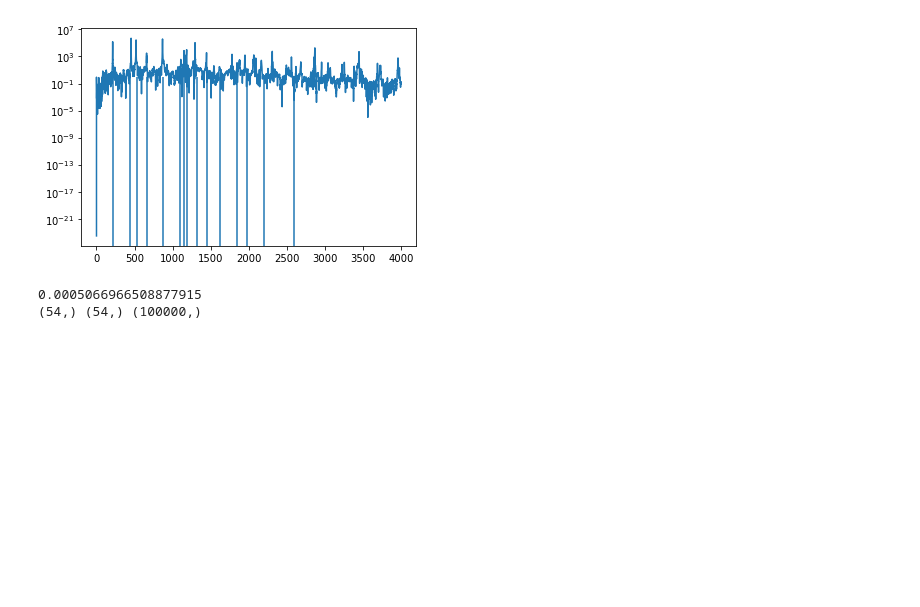
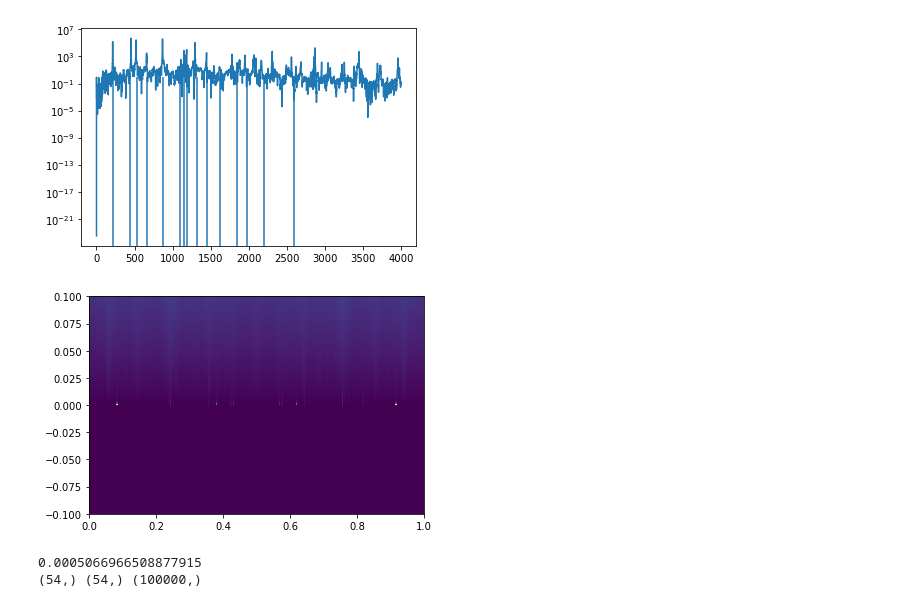
Before and after one commit to piptouque/atiam_tp_signal, a Jupyter notebook: tp4/source/tp4.ipynb, the cells around one changed output. Saved outputs shown, nothing was run; the diff lists cells and outputs as text; code cells hidden in the pictures; blank space fills up the shorter version.

```diff
--- a/tp4/source/tp4.ipynb
+++ b/tp4/source/tp4.ipynb
@@ -291,4 +300,18 @@ plt.vlines(fs, ymin=0, ymax=1)
 plt.show()
 # %% [output]
 [figure]
+# %%
+k = 54
+n_s = 512
+n_ext = 1535
+n_start = 10000
+x = s[n_start:n_start+n_ext]
+w, w_per = get_w(x, n_s, k)
+delta_est, f_est = esprit(x, n_s, k)
+a_est, phi_est = least_squares(x, delta_est, f_est)
+
+nb_steps = 256
+plot_music(x, n_s, k, nb_steps)
+# %% [output]
+[figure, added]
 # %%
```
Also changed, not shown: parts of 10 cells of this notebook, 3 other files.
